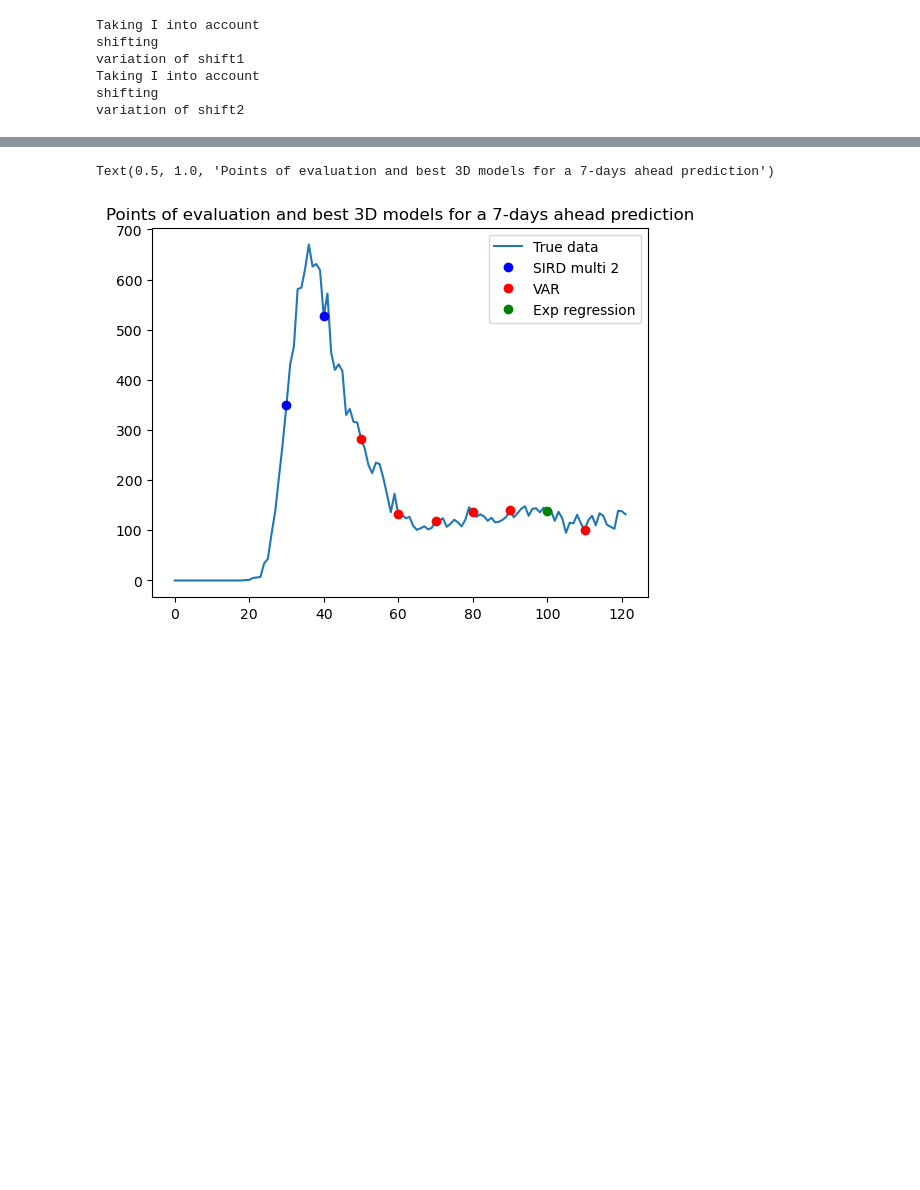
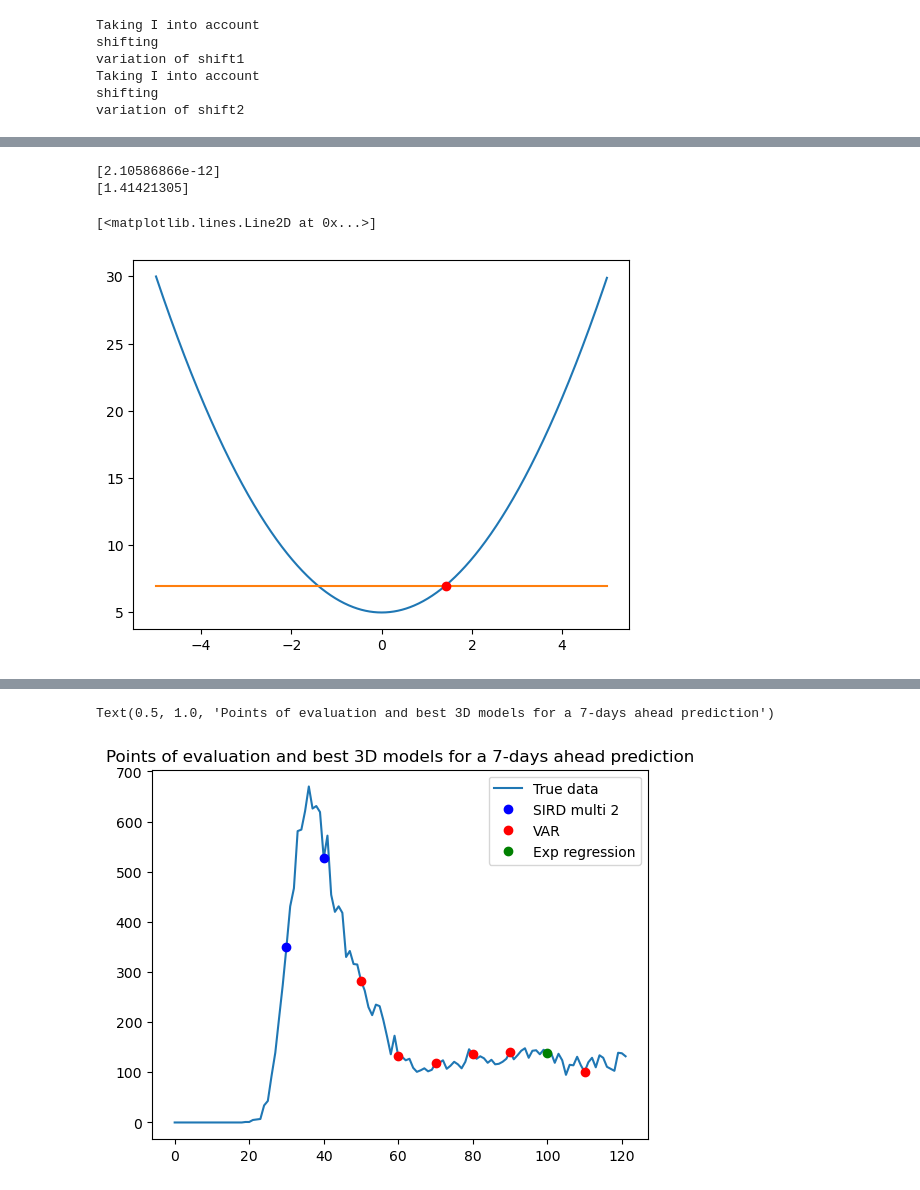
Before and after one commit to gregoirebechade/covid_internship, a Jupyter notebook: 07_global_evaluation_of_the_models.ipynb, the cells around one changed output, grey strips where cells are left out. Cells and saved outputs as stored; diff of their text form; code cells hidden in the pictures; blank space fills up the shorter version.

```diff
--- a/07_global_evaluation_of_the_models.ipynb
+++ b/07_global_evaluation_of_the_models.ipynb
@@ -131,3 +139,13 @@ variation of shift2
 # load results:
 with open('./results/comparing_models3D_reach=7.json', 'r') as f:
     dicoresults3D = json.load(f)
+# %%
+# load results:
+with open('./results/comparing_models1D_reach=14.json', 'r') as f:
+    dicoresults1D = json.load(f)
+with open('./results/compte_rendu1D_reach=14.txt', 'a') as myfile:
+    for point in dicoresults1D.keys():
+        myfile.write('For the point: '+point+'\n')
+        myfile.write('The best model is ' + models1D[(np.argmin(dicoresults1D[point]))]+'\n')
+        print(np.argmin(dicoresults1D[point]))
+        myfile.write('   ')
@@ -143,0 +178,4 @@ dict_keys(['[30]', '[40]', '[50]', '[60]', '[70]', '[80]', '[90]', '[100]', '[11
+# %%
+# load results:
+with open('./results/comparing_models3D_reach=14.json', 'r') as f:
+    dicoresults3D = json.load(f)
@@ -143,0 +224,31 @@ dict_keys(['[30]', '[40]', '[50]', '[60]', '[70]', '[80]', '[90]', '[100]', '[11
+# %%
+def g(x):
+    return x**2 + 5
+
+from scipy.optimize import minimize
+import scipy
+import numpy as np
+import matplotlib.pyplot as plt
+
+
+def solve (f, interval, obj):
+    curve = lambda x : (f(x)-obj)**2
+    res = minimize(curve,0.5,  bounds=scipy.optimize.Bounds(interval[0], interval[1]))
+    print(curve(res.x))
+    return res.x
+
+interval=[-5, 5]
+obj=7
+solving=solve(g,(-10, 10), obj)
+print(solving)
+x=np.arange(interval[0], interval[1], 0.01)
+y=g(x)
+z=[obj]*len(x)
+plt.plot(x, y)
+plt.plot(x, z)
+plt.plot(solving, g(solving), 'ro')
+# %% [output]
+[2.10586866e-12]
+[1.41421305]
+[<matplotlib.lines.Line2D at 0x...>]
+[figure, added]
```
Also changed, not shown: parts of 10 cells of this notebook, 7 other files.
